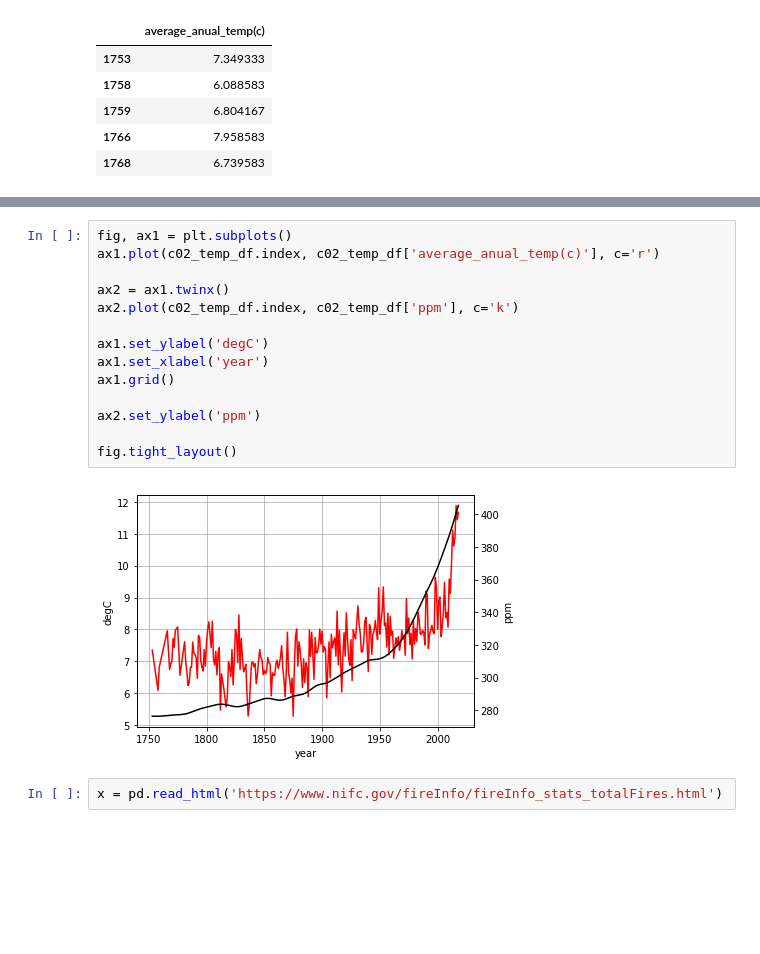
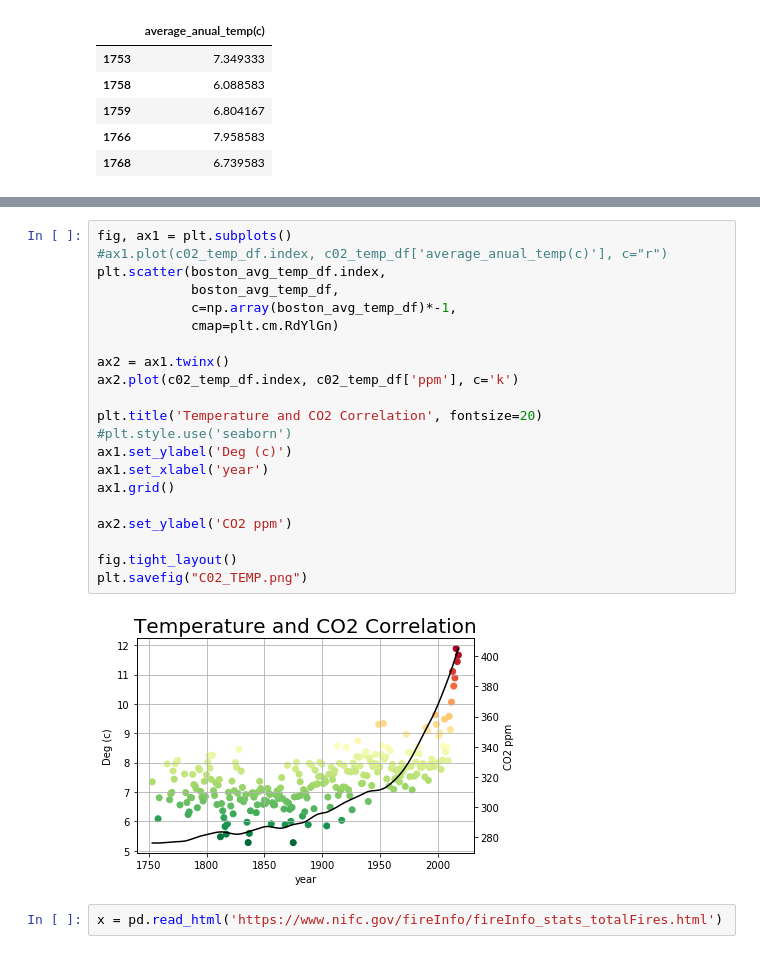
Before and after one commit to weaslexr5/GlobalWarmingProject, a Jupyter notebook: Project1_data_analysis.ipynb, the cells around one changed output, grey strips where cells are left out. Drawn from its saved outputs; the diff is of its cells as text; blank space fills up the shorter version.

```diff
--- a/Project1_data_analysis.ipynb
+++ b/Project1_data_analysis.ipynb
@@ -161,19 +170,26 @@ c02_temp_df.to_csv('c02temp.csv')
 # %%
 fig, ax1 = plt.subplots()
-ax1.plot(c02_temp_df.index, c02_temp_df['average_anual_temp(c)'], c='r')
+#ax1.plot(c02_temp_df.index, c02_temp_df['average_anual_temp(c)'], c="r")
+plt.scatter(boston_avg_temp_df.index,
+            boston_avg_temp_df,
+            c=np.array(boston_avg_temp_df)*-1,
+            cmap=plt.cm.RdYlGn)
 
 ax2 = ax1.twinx()
 ax2.plot(c02_temp_df.index, c02_temp_df['ppm'], c='k')
 
-ax1.set_ylabel('degC')
+plt.title('Temperature and CO2 Correlation', fontsize=20)
+#plt.style.use('seaborn')
+ax1.set_ylabel('Deg (c)')
 ax1.set_xlabel('year')
 ax1.grid()
 
-ax2.set_ylabel('ppm')
+ax2.set_ylabel('CO2 ppm')
 
 fig.tight_layout()
+plt.savefig("C02_TEMP.png")
 # %% [output]
-[figure, old version]
+[figure, new version]
 # %%
 x = pd.read_html('https://www.nifc.gov/fireInfo/fireInfo_stats_totalFires.html')
 # %%
```
Also changed, not shown: parts of 10 cells of this notebook, 16 other files.
